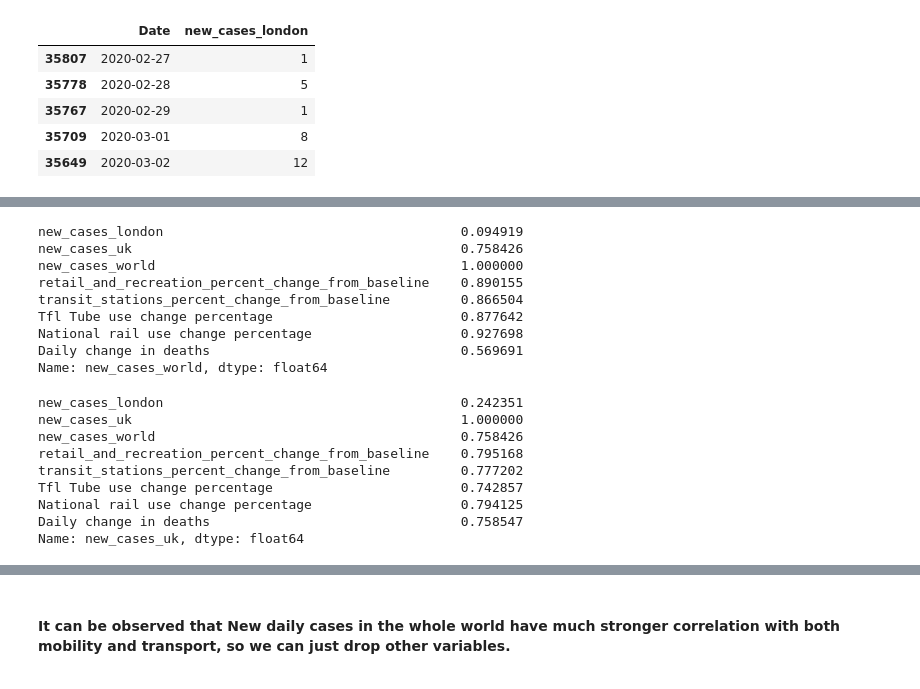
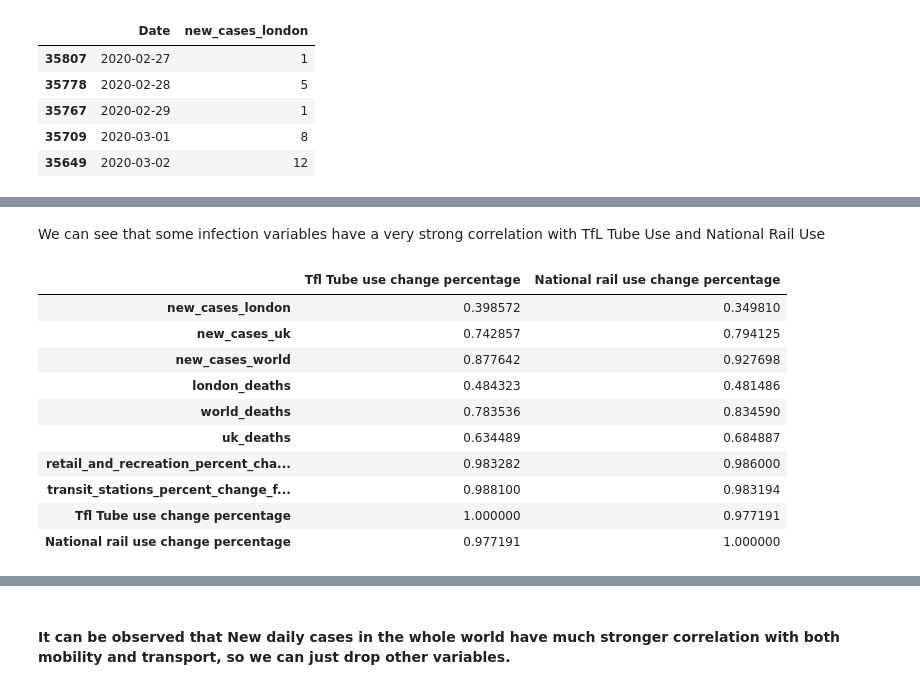
Before and after one commit to IuliiaZaitova/COVID_Prediction_London_National_Transport_Use, a Jupyter notebook: UK_transport.ipynb, the cells around one changed output, grey strips where cells are left out. Saved outputs shown, nothing was run; the diff lists cells and outputs as text; code cells hidden in the pictures.

```diff
--- a/UK_transport.ipynb
+++ b/UK_transport.ipynb
@@ -576,28 +645,18 @@ plt.show()
-# %%
-#Correlation with New Cases in whole world
-cor_world = abs(mobility_corr["new_cases_world"])
-cor_world
-# %% [output]
-new_cases_london                                      0.094919
-new_cases_uk                                          0.758426
-new_cases_world                                       1.000000
-retail_and_recreation_percent_change_from_baseline    0.890155
-transit_stations_percent_change_from_baseline         0.866504
-Tfl Tube use change percentage                        0.877642
-National rail use change percentage                   0.927698
-Daily change in deaths                                0.569691
-Name: new_cases_world, dtype: float64
-# %%
-#Correlation with New Cases in UK
-cor_uk = abs(mobility_corr["new_cases_uk"])
-cor_uk
-# %% [output]
-new_cases_london                                      0.242351
-new_cases_uk                                          1.000000
-new_cases_world                                       0.758426
-retail_and_recreation_percent_change_from_baseline    0.795168
-transit_stations_percent_change_from_baseline         0.777202
-Tfl Tube use change percentage                        0.742857
-National rail use change percentage                   0.794125
-Daily change in deaths                                0.758547
-Name: new_cases_uk, dtype: float64
+# %% [markdown]
+We can see that some infection variables have a very strong correlation with TfL Tube Use and National Rail Use
+# %%
+# Correlation of COVID cases with TfL Tube and National Rail
+cor_cases_tube = abs(mobility_cases_corr[["Tfl Tube use change percentage", "National rail use change percentage"]])
+cor_cases_tube
+# %% [output]
+|  | Tfl Tube use change percentage | National rail use change percentage |
+| new_cases_london | 0.398572 | 0.349810 |
+| new_cases_uk | 0.742857 | 0.794125 |
+| new_cases_world | 0.877642 | 0.927698 |
+| london_deaths | 0.484323 | 0.481486 |
+| world_deaths | 0.783536 | 0.834590 |
+| uk_deaths | 0.634489 | 0.684887 |
+| retail_and_recreation_percent_cha... | 0.983282 | 0.986000 |
+| transit_stations_percent_change_f... | 0.988100 | 0.983194 |
+| Tfl Tube use change percentage | 1.000000 | 0.977191 |
+| National rail use change percentage | 0.977191 | 1.000000 |
```
Also changed, not shown: parts of 22 cells of this notebook, 3 other files.
